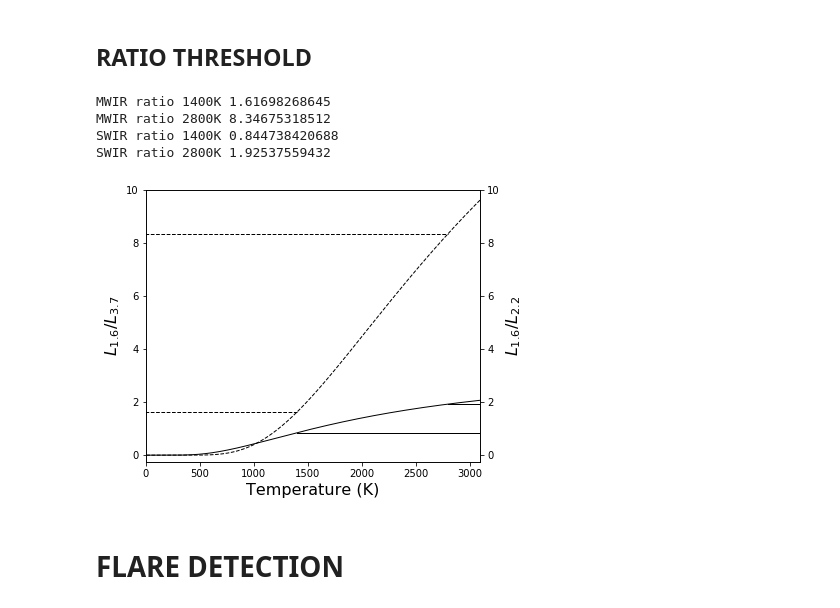
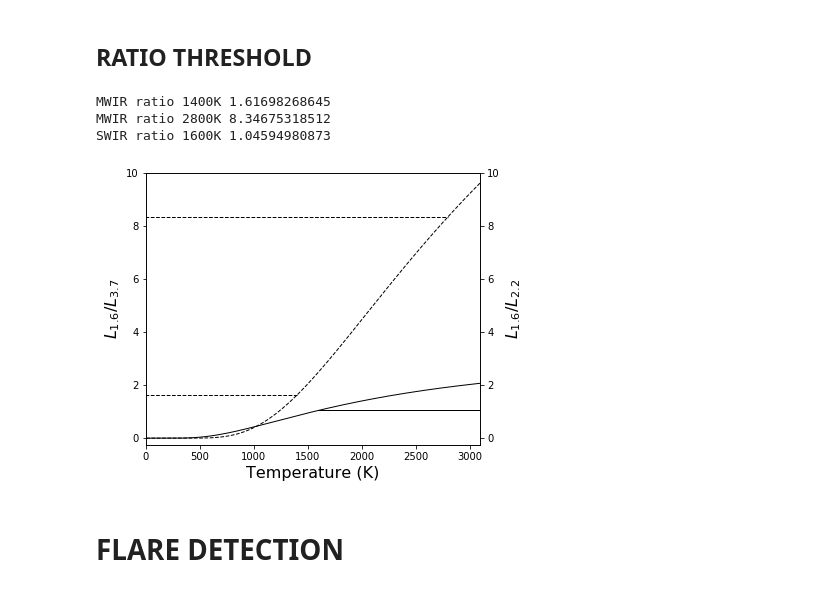
Before and after one commit to dnf0/kcl-globalgasflaring, a Jupyter notebook: notebooks/Paper Analysis Combined.ipynb, the cells around one changed output. Drawn from its saved outputs; the diff is of its cells as text; code cells hidden in the pictures.

```diff
--- a/notebooks/Paper Analysis Combined.ipynb
+++ b/notebooks/Paper Analysis Combined.ipynb
@@ -311,42 +311,40 @@ ratio_swir = spect_rad_swir / spect_rad_swir_2
 
 print 'MWIR ratio 1400K', ratio_mwir[1400]
 print 'MWIR ratio 2800K', ratio_mwir[2800]
-print 'SWIR ratio 1400K', ratio_swir[1400]
-print 'SWIR ratio 2800K', ratio_swir[2800]
+print 'SWIR ratio 1600K', ratio_swir[1600]
 
 
 ax0.plot(temps, ratio_mwir,  "k--", linewidth=1)
 #ax0.plot([1400,1400],[-5, ratio_mwir[1400]],'k--',linewidth=0.25)
 #ax0.plot([2800,2800],[-5, ratio_mwir[2800]],'k--',linewidth=0.25)
 ax0.plot([-1,1400],[ratio_mwir[1400], ratio_mwir[1400]],'k--',linewidth=1)
 ax0.plot([-1,2800],[ratio_mwir[2800], ratio_mwir[2800]],'k--',linewidth=1)
 
 
 ax0.set_ylim([-0.25,10])
 ax0.set_xlim([-0.25,3100])
 
 
 ax0.plot(temps, ratio_swir,  "k-", linewidth=1)
 #ax0.plot([1400,1400],[-5, ratio_swir[1400]],'k-',linewidth=0.25)
 #ax0.plot([2800,2800],[-5, ratio_swir[2800]],'k-',linewidth=0.25)
-ax0.plot([1400,3501],[ratio_swir[1400], ratio_swir[1400]],'k-',linewidth=1)
-ax0.plot([2800, 3501],[ratio_swir[2800], ratio_swir[2800]],'k-',linewidth=1)
+ax0.plot([1600,3501],[ratio_swir[1600], ratio_swir[1600]],'k-',linewidth=1)
+#ax0.plot([2800, 3501],[ratio_swir[2800], ratio_swir[2800]],'k-',linewidth=1)
 
 ax1.set_ylim([-0.25,10])
 ax1.set_xlim([-0.25,3100])
 
 
 ax0.set_xlabel("Temperature (K)", fontsize=16)
 ax0.set_ylabel("$L_{1.6} / L_{3.7}$", fontsize=16)
 ax1.set_ylabel("$L_{1.6} / L_{2.2}$", fontsize=16)
 plt.savefig(os.path.join(output_path, 'ratio_plot.png'), bbox_inches='tight', dpi=600)
 plt.show()
 # %% [output]
 MWIR ratio 1400K 1.61698268645
 MWIR ratio 2800K 8.34675318512
-SWIR ratio 1400K 0.844738420688
-SWIR ratio 2800K 1.92537559432
+SWIR ratio 1600K 1.04594980873
-[figure, old version]
+[figure, new version]
 # %% [markdown]
 # FLARE DETECTION
 # %% [markdown]
```
Also changed, not shown: parts of 34 cells of this notebook.
